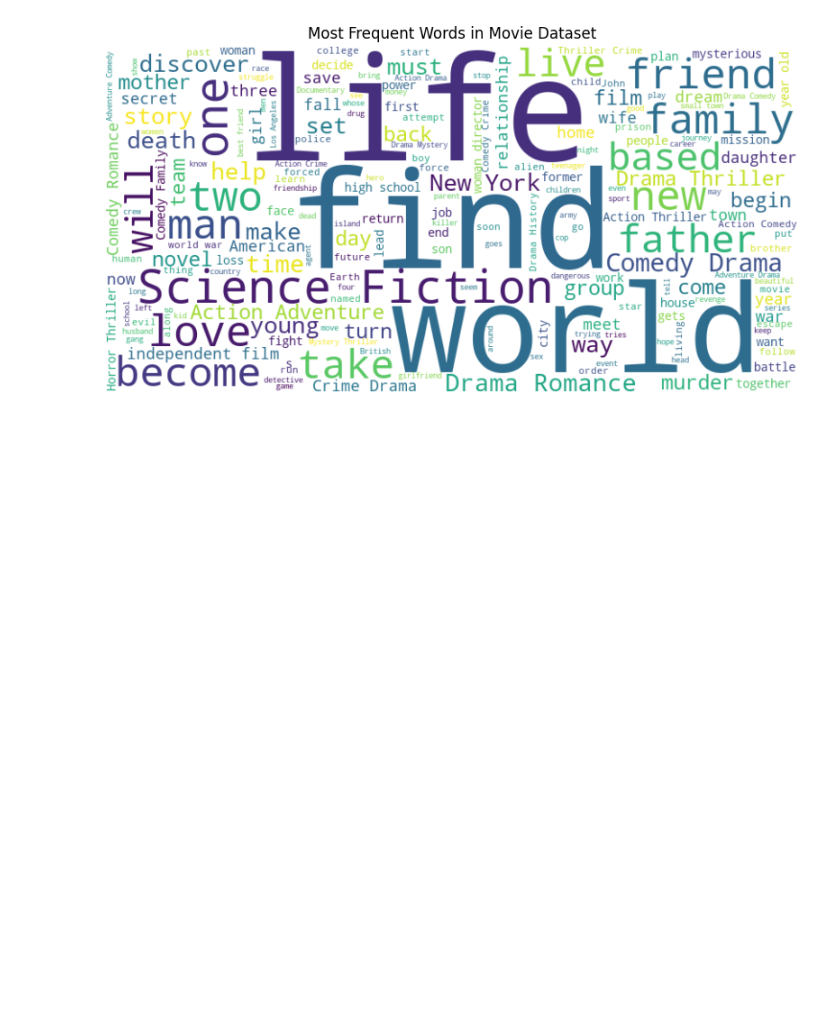
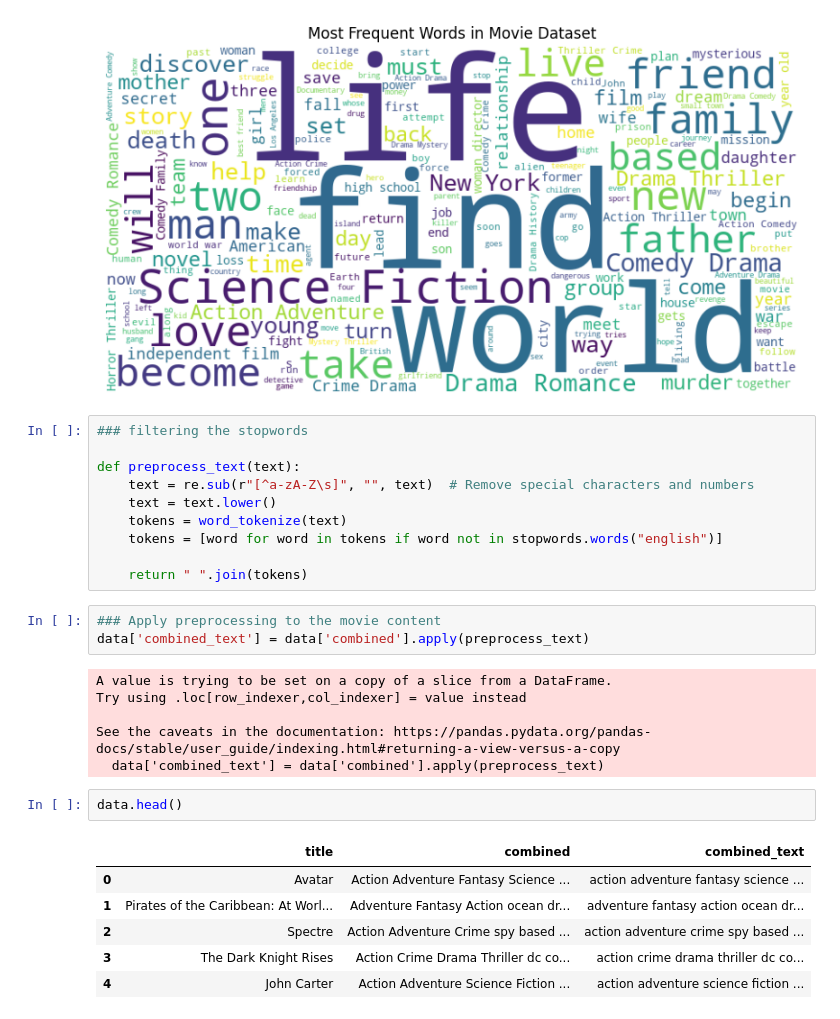
Before and after one commit to adityakashyap5047/Movie-Recommended-App, a Jupyter notebook: Movie Recommended System.ipynb, the cells around one changed output. Drawn from its saved outputs; the diff is of its cells as text; blank space fills up the shorter version.

Commit message:
filtering the stopwords

```diff
--- a/Movie Recommended System.ipynb
+++ b/Movie Recommended System.ipynb
@@ -131,3 +131,31 @@ plt.title("Most Frequent Words in Movie Dataset")
 plt.show()
 # %% [output]
 [figure]
+# %%
+### filtering the stopwords
+
+def preprocess_text(text):
+    text = re.sub(r"[^a-zA-Z\s]", "", text)  # Remove special characters and numbers
+    text = text.lower()
+    tokens = word_tokenize(text)
+    tokens = [word for word in tokens if word not in stopwords.words("english")]
+
+    return " ".join(tokens)
+# %%
+### Apply preprocessing to the movie content
+data['combined_text'] = data['combined'].apply(preprocess_text)
+# %% [output]
+A value is trying to be set on a copy of a slice from a DataFrame.
+Try using .loc[row_indexer,col_indexer] = value instead
+
+See the caveats in the documentation: https://pandas.pydata.org/pandas-docs/stable/user_guide/indexing.html#returning-a-view-versus-a-copy
+  data['combined_text'] = data['combined'].apply(preprocess_text)
+# %%
+data.head()
+# %% [output]
+|  | title | combined | combined_text |
+| 0 | Avatar | Action Adventure Fantasy Science ... | action adventure fantasy science ... |
+| 1 | Pirates of the Caribbean: At Worl... | Adventure Fantasy Action ocean dr... | adventure fantasy action ocean dr... |
+| 2 | Spectre | Action Adventure Crime spy based ... | action adventure crime spy based ... |
+| 3 | The Dark Knight Rises | Action Crime Drama Thriller dc co... | action crime drama thriller dc co... |
+| 4 | John Carter | Action Adventure Science Fiction ... | action adventure science fiction ... |
```
